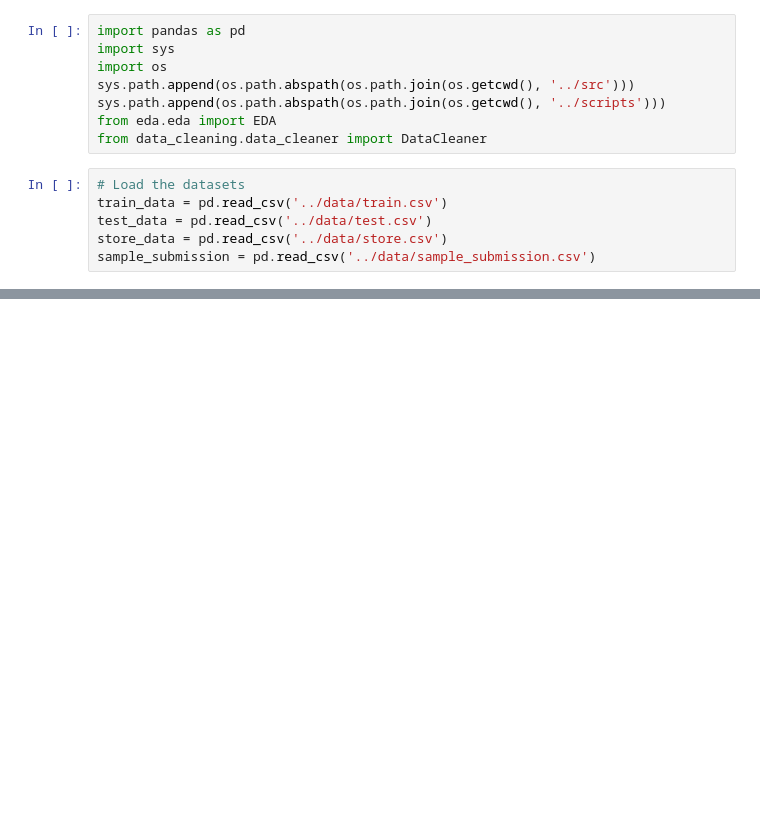
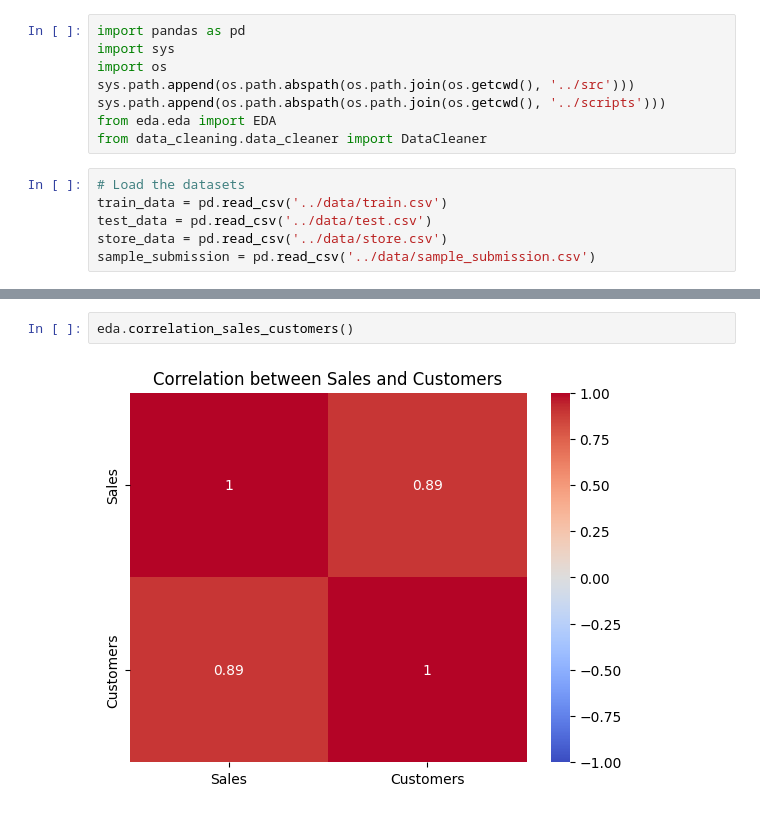
Before and after one commit to fsefu/store-sales-forecast, a Jupyter notebook: notebooks/eda.ipynb, the cells around one changed output, grey strips where cells are left out. Saved outputs shown, nothing was run; the diff lists cells and outputs as text; blank space fills up the shorter version.

```diff
--- a/notebooks/eda.ipynb
+++ b/notebooks/eda.ipynb
@@ -51,0 +63,4 @@ AttributeError: 'DataCleaner' object has no attribute 'train_data'
+# %%
+eda.correlation_sales_customers()
+# %% [output]
+[figure, added]
```
Also changed, not shown: parts of 15 cells of this notebook, 2 other files.
